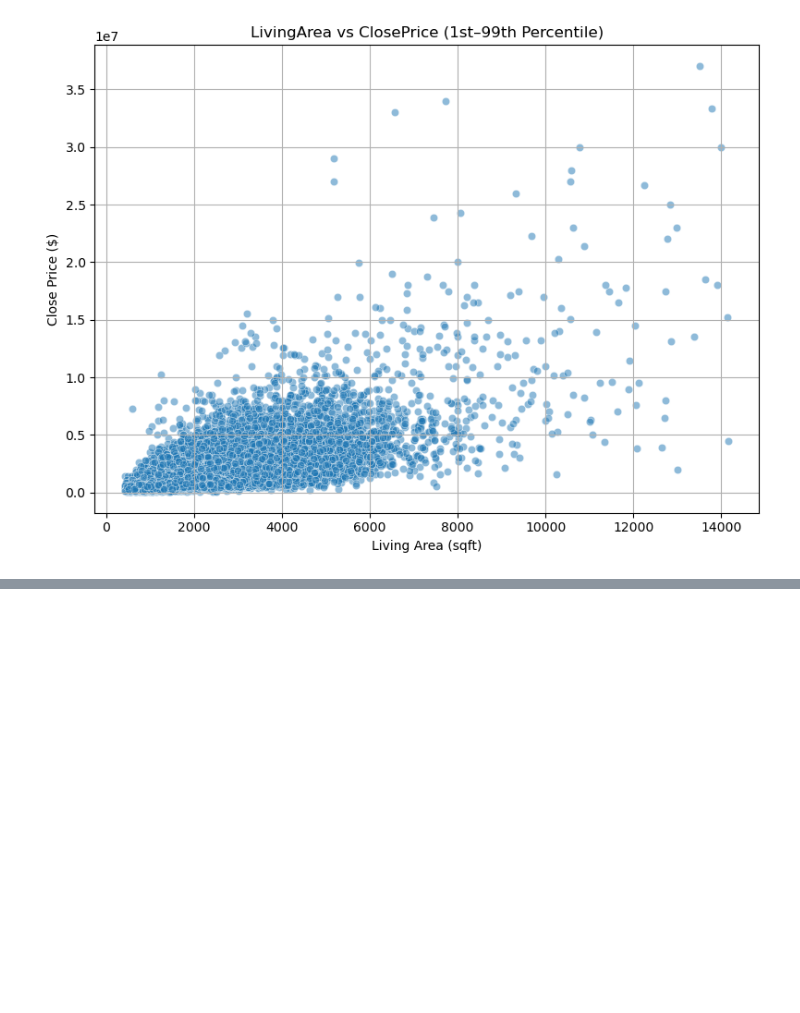
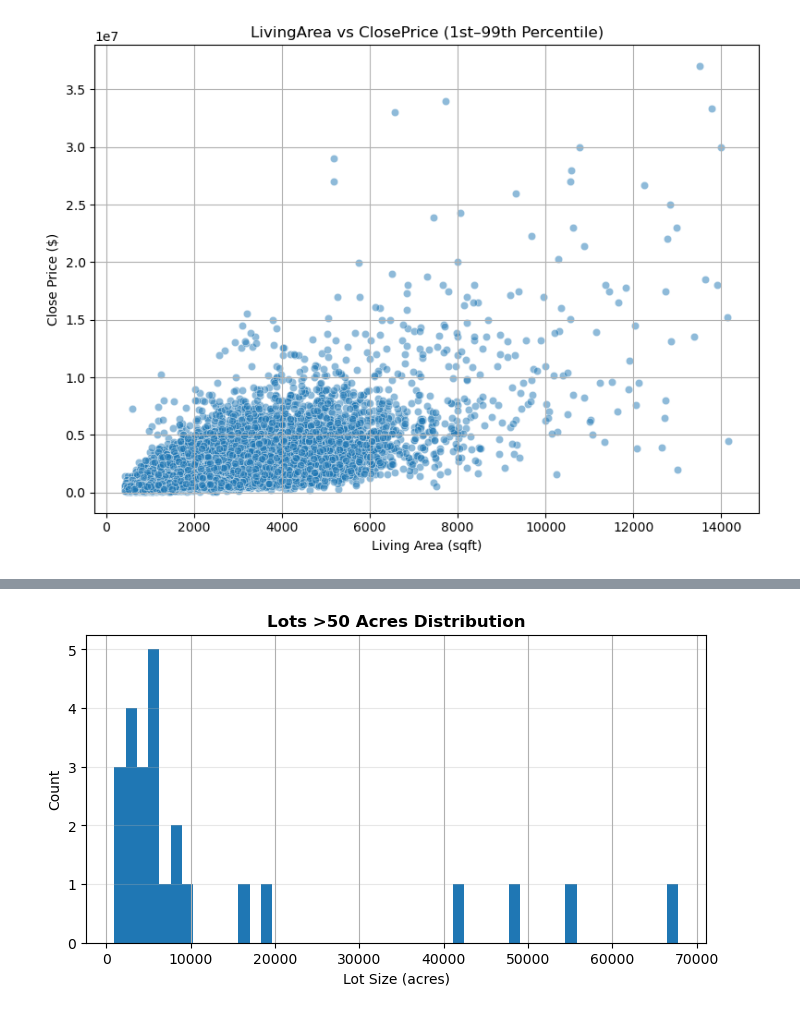
Before and after one commit to Abruzzzi/cali_own_stuff, a Jupyter notebook: whole.ipynb, the cells around one changed output, grey strips where cells are left out. Cells and saved outputs as stored; diff of their text form; code cells hidden in the pictures; blank space fills up the shorter version.

```diff
--- a/whole.ipynb
+++ b/whole.ipynb
@@ -267,0 +280,6 @@ Correlation after dropping outliers: 0.6374
+# %%
+bins = [0, 0.1, 0.25, 0.5, 1, 2, 5, 10, 50, float('inf')]
+labels = ['<0.1', '0.1-0.25', '0.25-0.5', '0.5-1', '1-2', '2-5', '5-10', '10-50', '50+']
+
+df['LotSize_Binned'] = pd.cut(df['LotSizeAcres'], bins=bins, labels=labels)
+print(df['LotSize_Binned'].value_counts())
@@ -267,0 +298,10 @@ Correlation after dropping outliers: 0.6374
+# %%
+plt.figure(figsize=(8, 4))
+df[df['LotSizeAcres'] > 500]['LotSizeAcres'].hist(bins=50)
+plt.title('Lots >50 Acres Distribution', weight='bold')
+plt.xlabel('Lot Size (acres)')
+plt.ylabel('Count')
+plt.grid(axis='y', alpha=0.3)
+plt.show()
+# %% [output]
+[figure, added]
```
Also changed, not shown: parts of 2 cells of this notebook.
